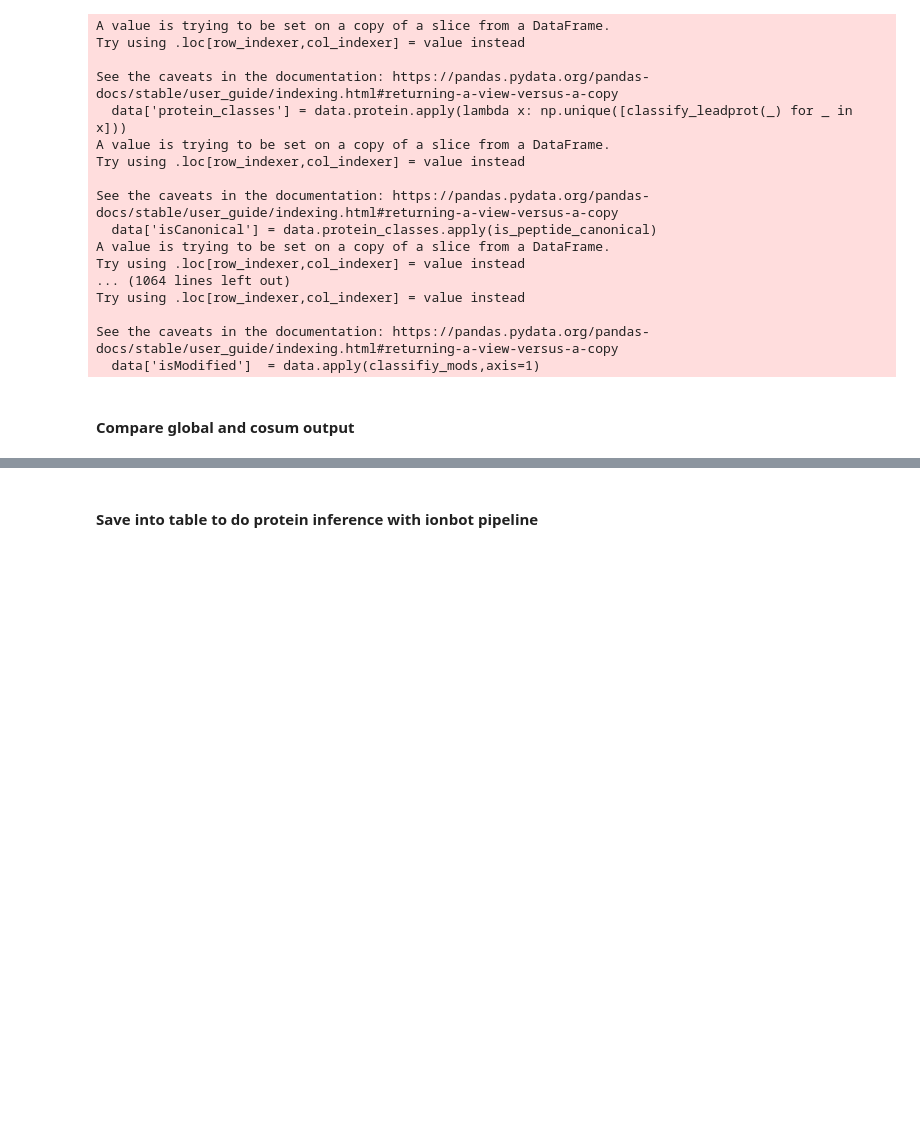
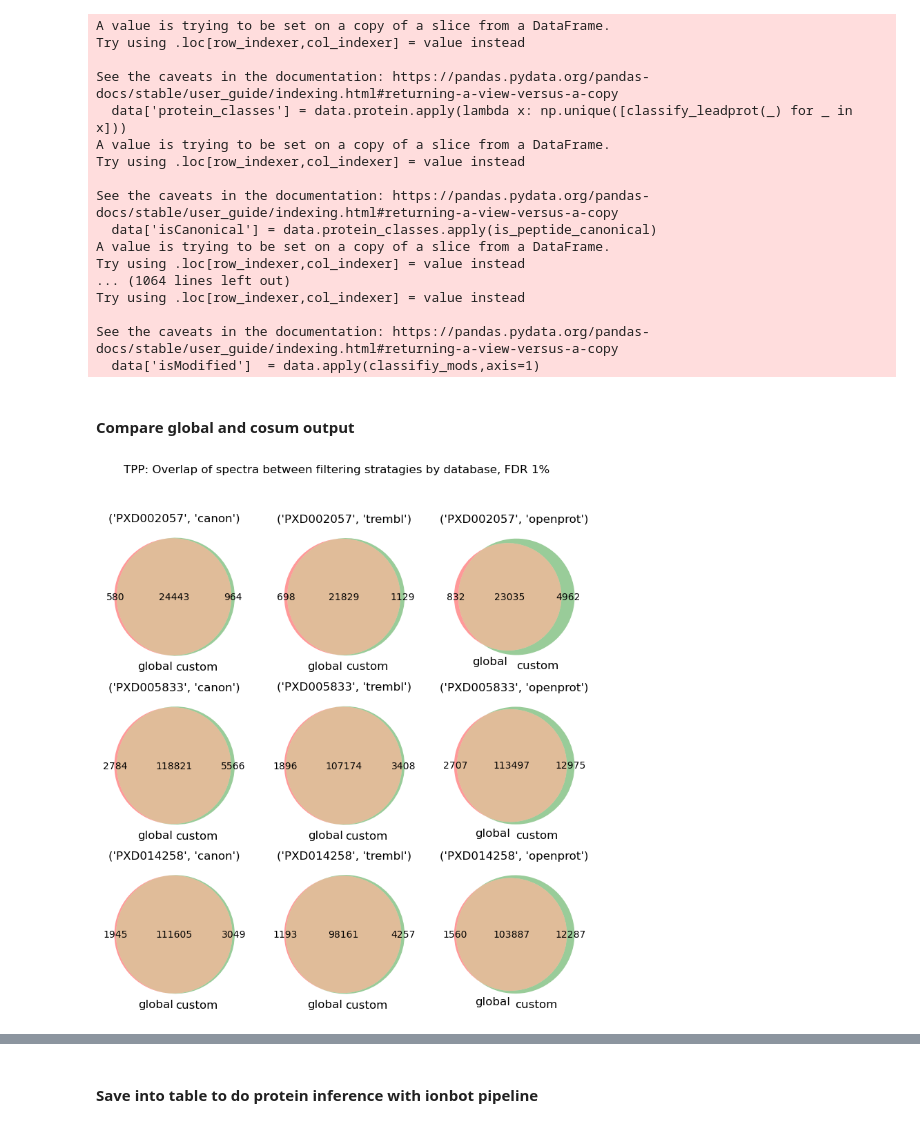
Before and after one commit to CompOmics/oui-discovery, a Jupyter notebook: oui-discovery-vv/explore-1-group-wise-tpp.ipynb, the cells around one changed output, grey strips where cells are left out. Drawn from its saved outputs; the diff is of its cells as text; code cells hidden in the pictures; blank space fills up the shorter version.

```diff
--- a/oui-discovery-vv/explore-1-group-wise-tpp.ipynb
+++ b/oui-discovery-vv/explore-1-group-wise-tpp.ipynb
@@ -87,7 +78,14 @@ for dataset, subdict in peptideprophet_combined_datasets.items():
         for spectrum_file in set(df_ds.spectrum_file):
             df=df_ds.loc[df_ds.spectrum_file==spectrum_file]
             df["database"]=df["protein"].apply(tpp.get_database_tpp)
-            df=tpp.get_qval_tpp(df,score="fval")
+            #df=tpp.get_qval_tpp(df,score="fval")
+            df = aux.target_decoy.qvalues(df,
+                                            key='fval',
+                                            reverse=True,
+                                            is_decoy=(df.database == 'D'),
+                                            q_label='global_q',
+                                            formula=1,
+                                            full_output=True)
             df_ds_new.append(df)
         peptideprophet_combined_datasets[dataset][database]=pd.concat(df_ds_new)
 # %% [output]
@@ -159,13 +157,15 @@ pickle.dump(peptideprophet_combined_datasets,open("peptideprophet_combined_datas
 #### Compare global and cosum output
 # %%
 fig, axes = plt.subplots(3,3, figsize=(9, 9))
-fig.suptitle("Overlap of spectra between filtering stratagies by database, FDR 1%")
+fig.suptitle("TPP: Overlap of spectra between filtering stratagies by database, FDR 1%")
 
 for i,(dataset, subdict) in enumerate(peptideprophet_combined_datasets.items()):
     for j,(database,data) in enumerate(subdict.items()):
-        glob=data[data['q-value']<0.01].spectrum
+        glob=data[data['global_q']<0.01].spectrum
         cust=data[data['custom_q']<0.01].spectrum
         venn2((set(glob), set(cust)), set_labels=('global', 'custom'), ax=axes[i,j])
         axes[i,j].set_title((dataset,database))
+# %% [output]
+[figure, added]
 # %%
 fig, axes = plt.subplots(3,3, figsize=(9, 9))
```
Also changed, not shown: parts of 7 cells of this notebook, 1 other file.
